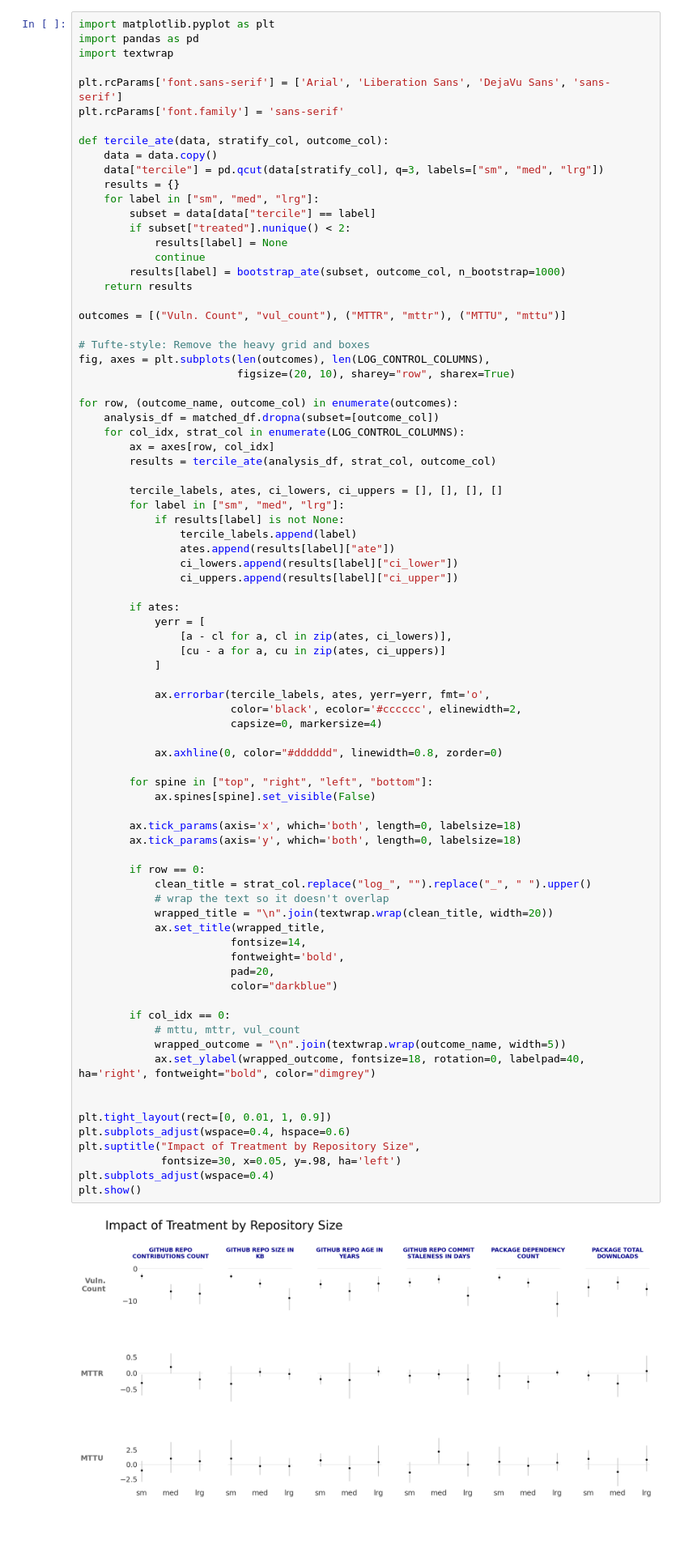
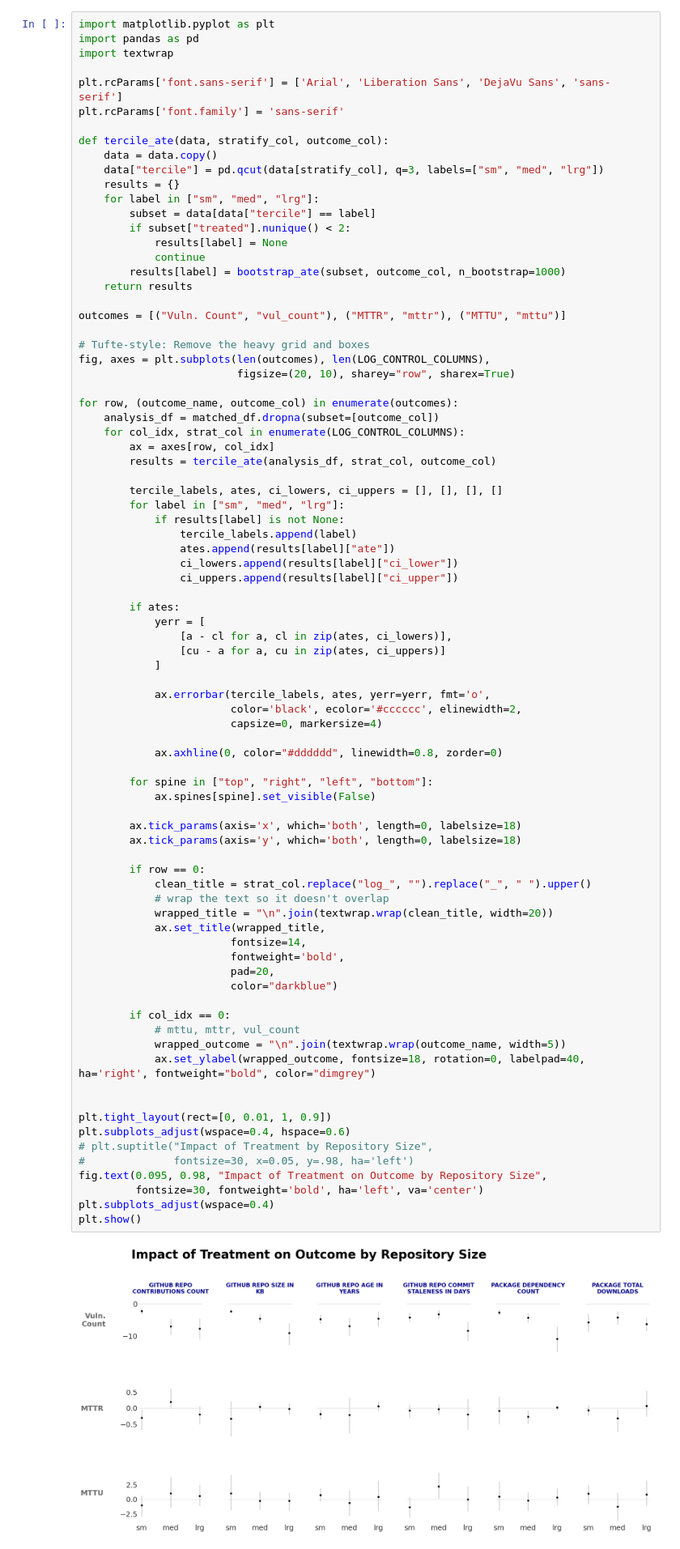
Before and after one commit to shcherbin/mads-siads-699-winter-2026-capstone, a Jupyter notebook: notebooks/rq1.ipynb, the cells around one changed output. Shown at 81% size. Drawn from its saved outputs; the diff is of its cells as text; blank space fills up the shorter version.

Commit message:
chore: left-align title w graph

```diff
--- a/notebooks/rq1.ipynb
+++ b/notebooks/rq1.ipynb
@@ -1090,33 +1090,35 @@ for row, (outcome_name, outcome_col) in enumerate(outcomes):
 
             ax.axhline(0, color="#dddddd", linewidth=0.8, zorder=0)
 
         for spine in ["top", "right", "left", "bottom"]:
             ax.spines[spine].set_visible(False)
 
         ax.tick_params(axis='x', which='both', length=0, labelsize=18)
         ax.tick_params(axis='y', which='both', length=0, labelsize=18)
 
         if row == 0:
             clean_title = strat_col.replace("log_", "").replace("_", " ").upper()
             # wrap the text so it doesn't overlap
             wrapped_title = "\n".join(textwrap.wrap(clean_title, width=20))
             ax.set_title(wrapped_title,
                         fontsize=14,
                         fontweight='bold',
                         pad=20,
                         color="darkblue")
 
         if col_idx == 0:
             # mttu, mttr, vul_count
             wrapped_outcome = "\n".join(textwrap.wrap(outcome_name, width=5))
             ax.set_ylabel(wrapped_outcome, fontsize=18, rotation=0, labelpad=40, ha='right', fontweight="bold", color="dimgrey")
 
 
 plt.tight_layout(rect=[0, 0.01, 1, 0.9])
 plt.subplots_adjust(wspace=0.4, hspace=0.6)
-plt.suptitle("Impact of Treatment by Repository Size",
-             fontsize=30, x=0.05, y=.98, ha='left')
+# plt.suptitle("Impact of Treatment by Repository Size",
+#              fontsize=30, x=0.05, y=.98, ha='left')
+fig.text(0.095, 0.98, "Impact of Treatment on Outcome by Repository Size",
+         fontsize=30, fontweight='bold', ha='left', va='center')
 plt.subplots_adjust(wspace=0.4)
 plt.show()
 # %% [output]
-[figure, old version]
+[figure, new version]
```
